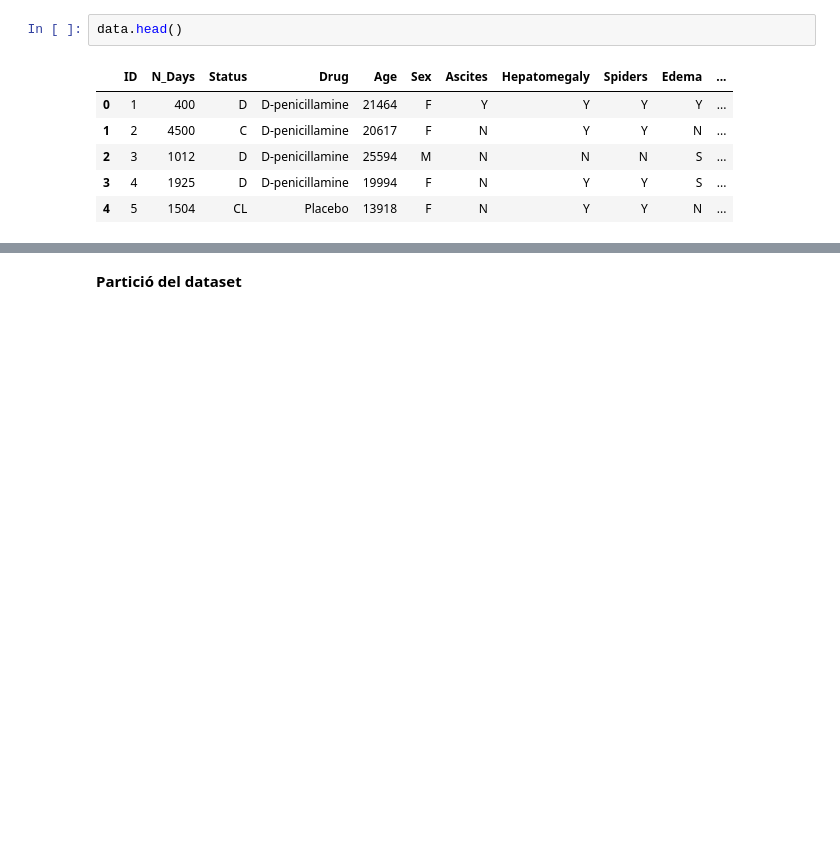
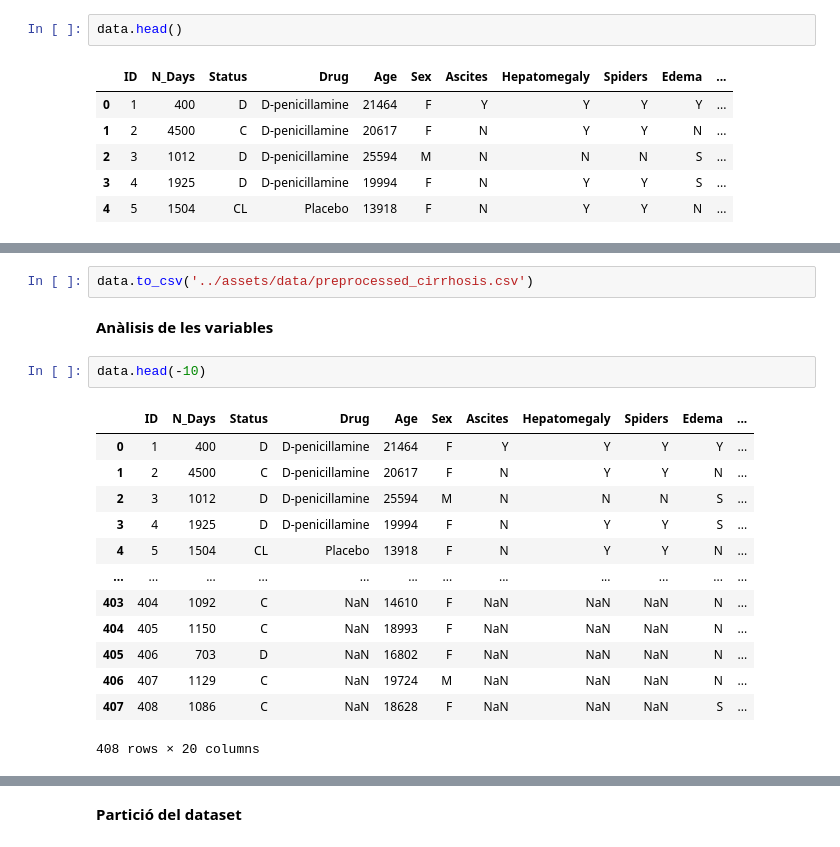
Before and after one commit to caiselvas/survival-prediction-cirrhosis, a Jupyter notebook: src/main.ipynb, the cells around one changed output, grey strips where cells are left out. Saved outputs shown, nothing was run; the diff lists cells and outputs as text; blank space fills up the shorter version.

```diff
--- a/src/main.ipynb
+++ b/src/main.ipynb
@@ -51,0 +105,20 @@ memory usage: 65.4+ KB
+# %%
+data.to_csv('../assets/data/preprocessed_cirrhosis.csv')
+# %% [markdown]
+**Anàlisis de les variables**
+# %%
+data.head(-10)
+# %% [output]
+|  | ID | N_Days | Status | Drug | Age | Sex | Ascites | Hepatomegaly | Spiders | Edema | ... |
+| 0 | 1 | 400 | D | D-penicillamine | 21464 | F | Y | Y | Y | Y | ... |
+| 1 | 2 | 4500 | C | D-penicillamine | 20617 | F | N | Y | Y | N | ... |
+| 2 | 3 | 1012 | D | D-penicillamine | 25594 | M | N | N | N | S | ... |
+| 3 | 4 | 1925 | D | D-penicillamine | 19994 | F | N | Y | Y | S | ... |
+| 4 | 5 | 1504 | CL | Placebo | 13918 | F | N | Y | Y | N | ... |
+| ... | ... | ... | ... | ... | ... | ... | ... | ... | ... | ... | ... |
+| 403 | 404 | 1092 | C | NaN | 14610 | F | NaN | NaN | NaN | N | ... |
+| 404 | 405 | 1150 | C | NaN | 18993 | F | NaN | NaN | NaN | N | ... |
+| 405 | 406 | 703 | D | NaN | 16802 | F | NaN | NaN | NaN | N | ... |
+| 406 | 407 | 1129 | C | NaN | 19724 | M | NaN | NaN | NaN | N | ... |
+| 407 | 408 | 1086 | C | NaN | 18628 | F | NaN | NaN | NaN | S | ... |
+408 rows × 20 columns
```
Also changed, not shown: parts of 16 cells of this notebook, 5 other files.
